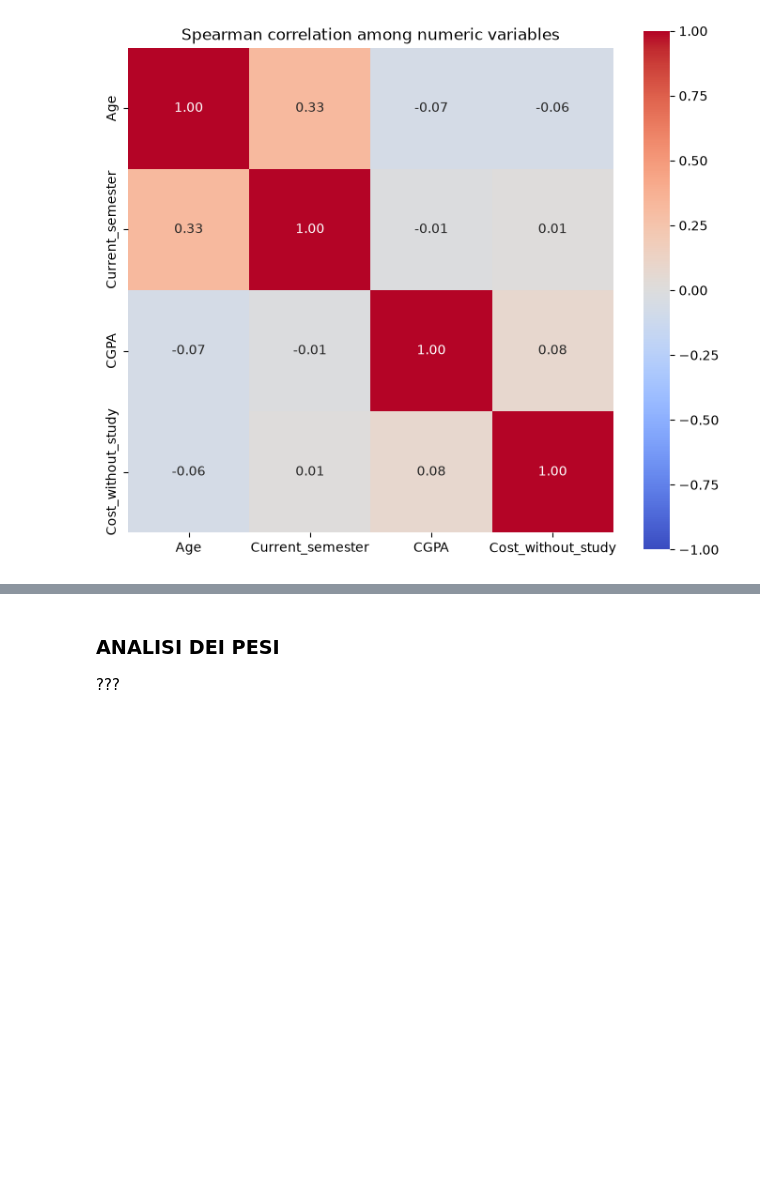
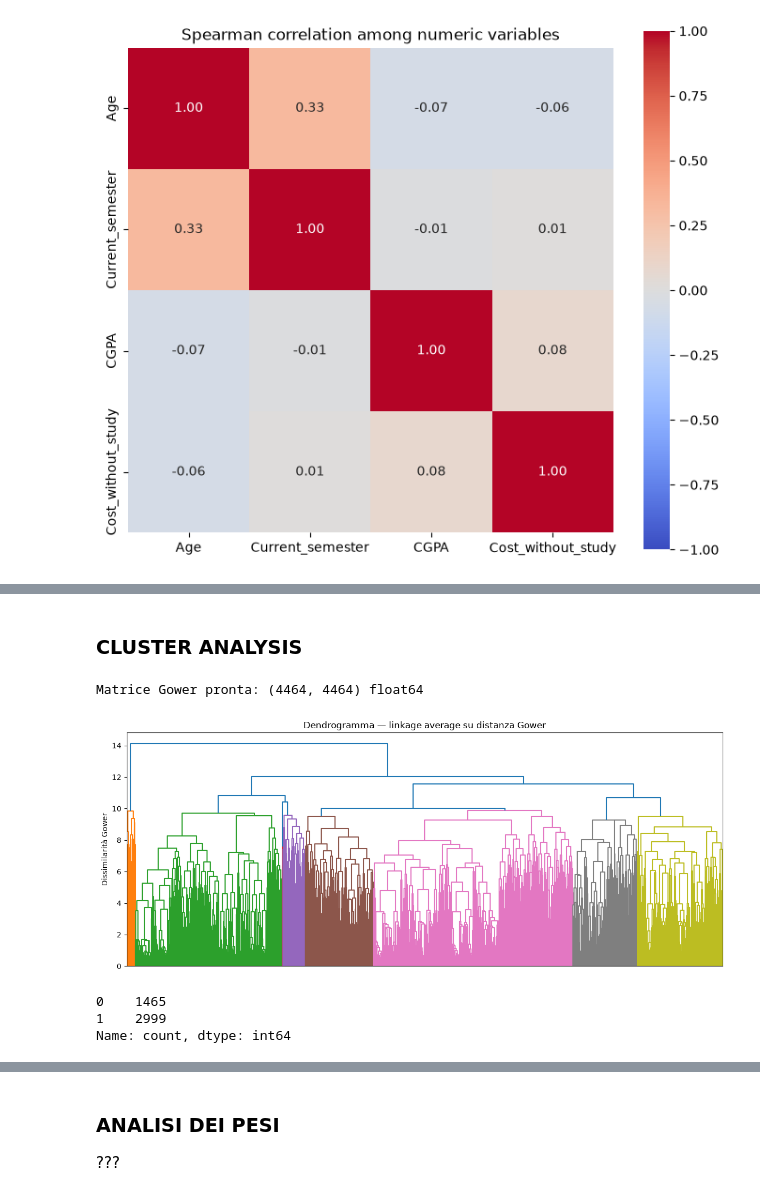
Before and after one commit to DinuIustinAdrian/final_project_data_science, a Jupyter notebook: Student_depression.ipynb, the cells around one changed output, grey strips where cells are left out. Saved outputs shown, nothing was run; the diff lists cells and outputs as text; code cells hidden in the pictures; blank space fills up the shorter version.

```diff
--- a/Student_depression.ipynb
+++ b/Student_depression.ipynb
@@ -1140,3 +1140,58 @@ display(subset.describe(include="all"))
 | 50% | NaN | 23.000000 | NaN | NaN | NaN | NaN | ... |
 | 75% | NaN | 25.000000 | NaN | NaN | NaN | NaN | ... |
 | max | NaN | 28.000000 | NaN | NaN | NaN | NaN | ... |
+# %% [markdown]
+### CLUSTER ANALYSIS
+# %%
+import gower
+from sklearn.cluster import DBSCAN
+
+D = gower.gower_matrix(df)    # df con colonne numeriche e categoriche
+
+labels = DBSCAN(eps=0.15, min_samples=10, metric="precomputed").fit_predict(D)
+# %%
+import numpy as np
+import pandas as pd
+
+# Gower restituisce spesso float32: convertila in float64 per sicurezza
+D64 = np.asarray(D, dtype=np.float64)
+
+# Controlli rapidi
+assert D64.shape[0] == D64.shape[1], "La matrice deve essere quadrata"
+assert np.allclose(D64, D64.T), "La matrice deve essere simmetrica"
+assert not np.isnan(D64).any(), "La matrice non deve contenere NaN"
+assert D64.min() >= 0, "Le distanze non possono essere negative"
+
+print("Matrice Gower pronta:", D64.shape, D64.dtype)
+# %% [output]
+Matrice Gower pronta: (4464, 4464) float64
+# %%
+from sklearn.cluster import AgglomerativeClustering
+from scipy.cluster.hierarchy import linkage, dendrogram
+import matplotlib.pyplot as plt
+
+# Average linkage è spesso una scelta robusta con matrici di distanza arbitrarie
+Z = linkage(D, method="average")
+
+plt.figure(figsize=(12, 5))
+dendrogram(Z, truncate_mode="level", p=25, no_labels=True)
+plt.title("Dendrogramma — linkage complete su distanza Gower")
+plt.ylabel("Dissimilarità Gower")
+plt.tight_layout()
+plt.show()
+
+# Scegli il numero di cluster dopo aver guardato il dendrogramma
+agg = AgglomerativeClustering(
+    n_clusters=2,
+    metric="precomputed",
+    linkage="complete"
+)
+labels_agg = agg.fit_predict(D)
+
+df_ready["cluster_hierarchical"] = labels_agg
+print(pd.Series(labels_agg).value_counts().sort_index())
+# %% [output]
+[figure, added]
+0    1465
+1    2999
+Name: count, dtype: int64
```
Also changed, not shown: parts of 5 cells of this notebook.
